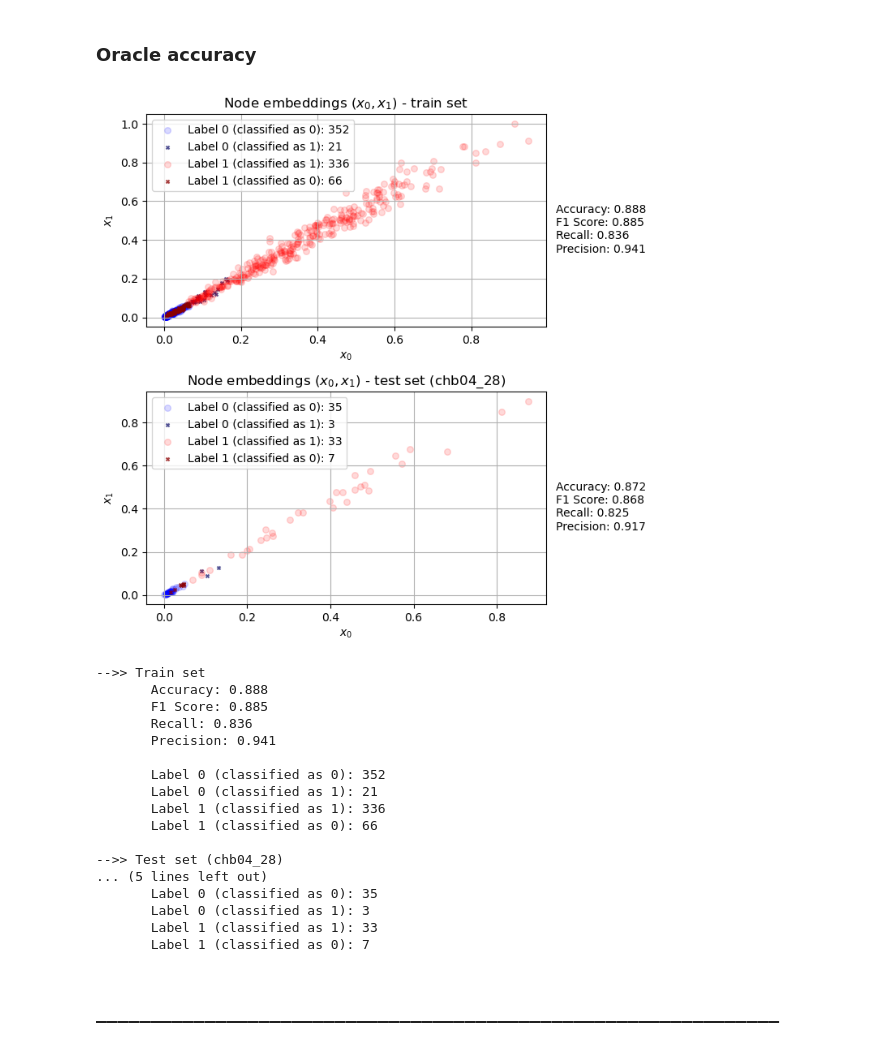
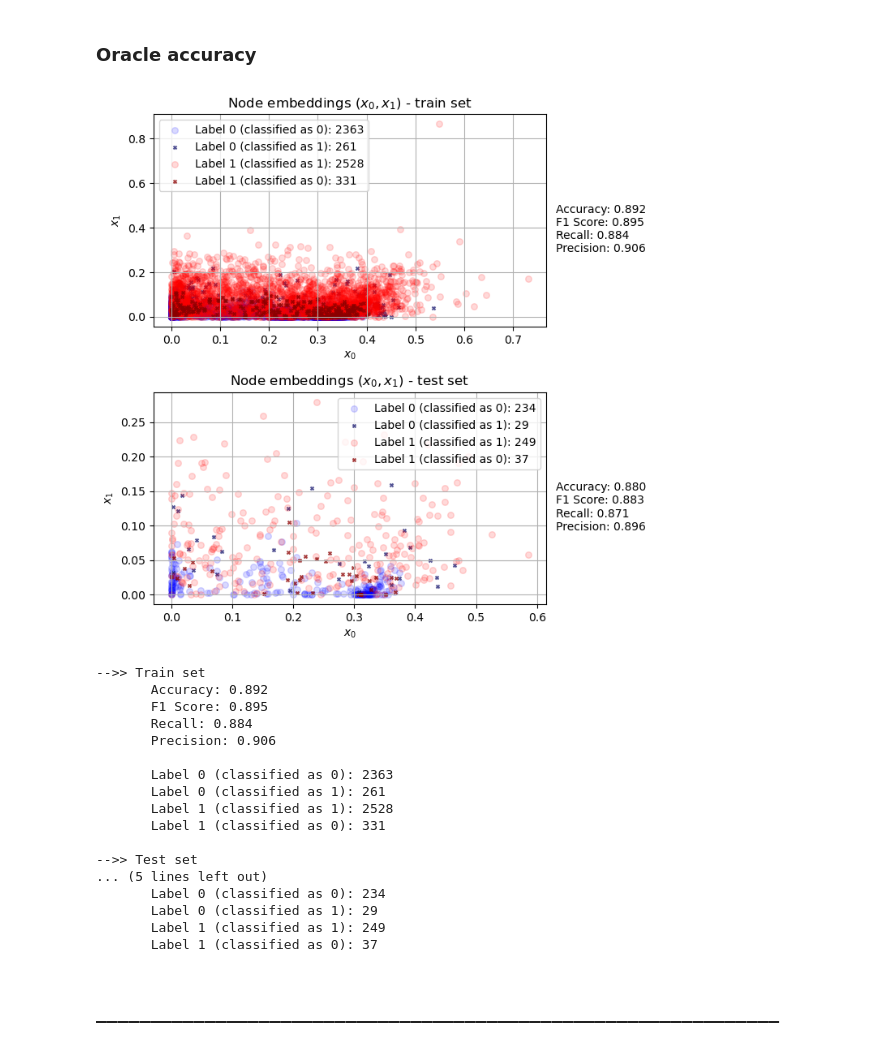
Before and after one commit to MartinaZan/CORTEX, a Jupyter notebook: 3 - get oracle info.ipynb, the cells around one changed output. Cells and saved outputs as stored; diff of their text form; code cells hidden in the pictures.

```diff
--- a/3 - get oracle info.ipynb
+++ b/3 - get oracle info.ipynb
@@ -13,8 +11,11 @@ index_evaluator = 0
 # %%
 # Set patient and record
 
-patient_id = "chb04"
-record_id = "28"
+patient_id = ""
+record_id = ""
+
+# patient_id = "chb04"
+# record_id = "28"
 
 # patient_id = "PN14"
 # record_id = "4"
@@ -30,5 +31,5 @@ print(file_name)
 # %%
-file_name = '19608-Martina'
+# file_name = '19608-Martina'
 # %% [markdown]
 ### Load data
 # %%
@@ -41,8 +42,8 @@ with open(eval_manager_path + file_name + '.pkl', 'rb') as f:
     eval_manager = pickle.load(f)
 # %%
 # Get data_instance.id, data_instance.label, prediction, node embeddings
-all_embeddings = get_embeddings_and_outputs_all(eval_manager,index_evaluator)
-test_embeddings = get_embeddings_and_outputs_test(eval_manager,index_evaluator)
+all_embeddings = get_embeddings_and_outputs_all(eval_manager,0)
+test_embeddings = get_embeddings_and_outputs_test(eval_manager,0)
 # %%
 if patient_id != "":
     _, dict_record = extract_time_and_record(content)
@@ -157,22 +158,22 @@ def print_metrics(data):
     print(f"       Label 1 (classified as 1): {tp}")
     print(f"       Label 1 (classified as 0): {fn}")
 # %%
-if ('Torch' in eval_manager._evaluators[index_evaluator]._oracle.name) or ('GCN' in eval_manager._evaluators[index_evaluator]._oracle.name):
+if ('Torch' in eval_manager._evaluators[0]._oracle.name) or ('GCN' in eval_manager._evaluators[0]._oracle.name):
     fig, ax = plt.subplots(2, figsize=(7,7))
     ax[0] = plot_embeddings_with_metrics(all_embeddings, f'Node embeddings $(x_0,x_1)$ - train set', ax=ax[0])
     ax[1] = plot_embeddings_with_metrics(test_embeddings, f"Node embeddings $(x_0,x_1)$ - test set{' (' + patient_id + '_' + record_id + ')' if patient_id != '' else ''}", ax=ax[1])
     plt.tight_layout()
 
     plt.savefig(f"{embeddings_path}{file_name.split('-')[0]}_{patient_id}_{record_id}.png", bbox_inches='tight')
     plt.show()
 else:
     print("-->> Train set")
     print_metrics(all_embeddings)
 
     print(f"\n-->> Test set{' (' + patient_id + '_' + record_id + ')' if patient_id != '' else ''}")
     print_metrics(test_embeddings)
 # %% [output]
-[figure, old version]
+[figure, new version]
 # %%
 print("-->> Train set")
 print_metrics(all_embeddings)
@@ -181,22 +182,22 @@ print(f"\n-->> Test set{' (' + patient_id + '_' + record_id + ')' if patient_id
 print_metrics(test_embeddings)
 # %% [output]
 -->> Train set
-       Accuracy: 0.888
-       F1 Score: 0.885
-       Recall: 0.836
-       Precision: 0.941
+       Accuracy: 0.892
+       F1 Score: 0.895
+       Recall: 0.884
+       Precision: 0.906
 
-       Label 0 (classified as 0): 352
-       Label 0 (classified as 1): 21
-       Label 1 (classified as 1): 336
-       Label 1 (classified as 0): 66
+       Label 0 (classified as 0): 2363
+       Label 0 (classified as 1): 261
+       Label 1 (classified as 1): 2528
+       Label 1 (classified as 0): 331
 
--->> Test set (chb04_28)
+-->> Test set
 ... (5 lines left out)
-       Label 0 (classified as 0): 35
-       Label 0 (classified as 1): 3
-       Label 1 (classified as 1): 33
-       Label 1 (classified as 0): 7
+       Label 0 (classified as 0): 234
+       Label 0 (classified as 1): 29
+       Label 1 (classified as 1): 249
+       Label 1 (classified as 0): 37
 # %% [markdown]
 ## _______________________________________________________________
 # %%
```
Also changed, not shown: parts of 3 cells of this notebook, 13 other files.
